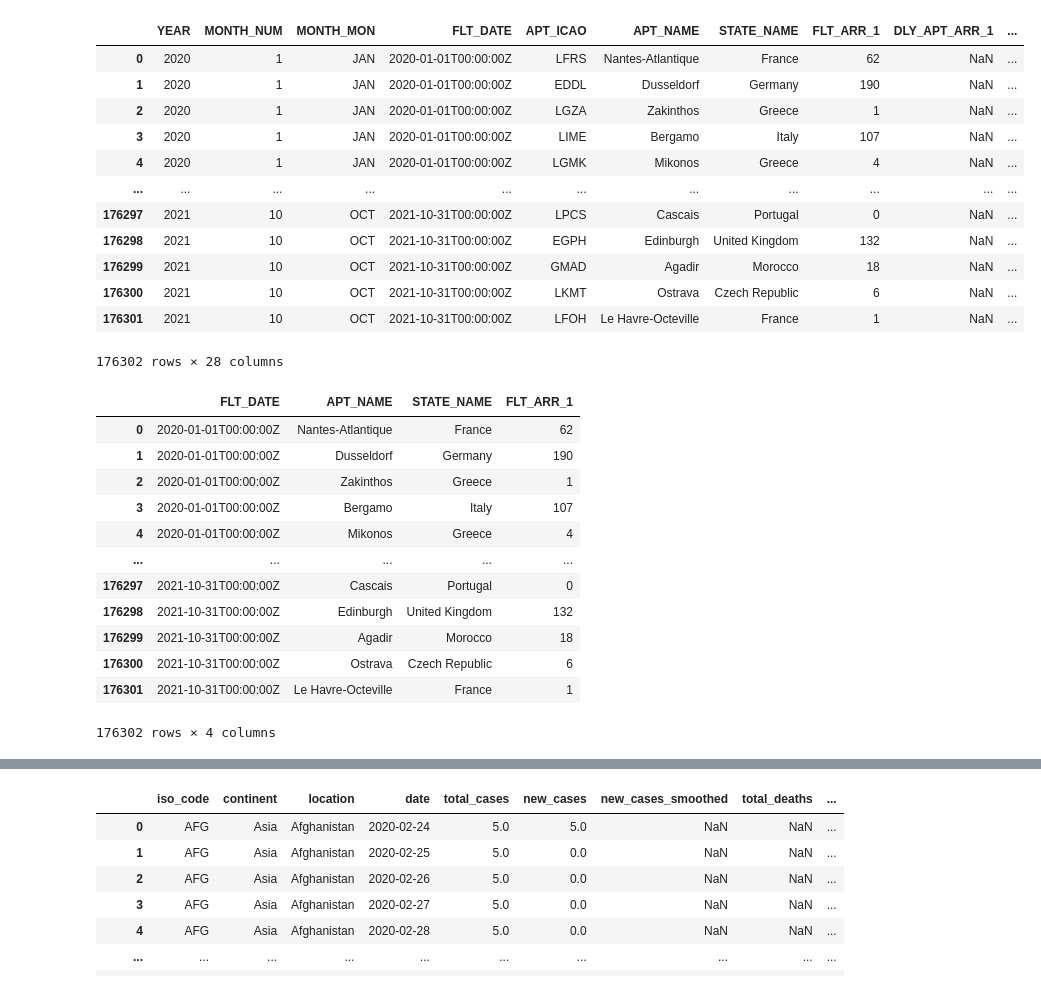
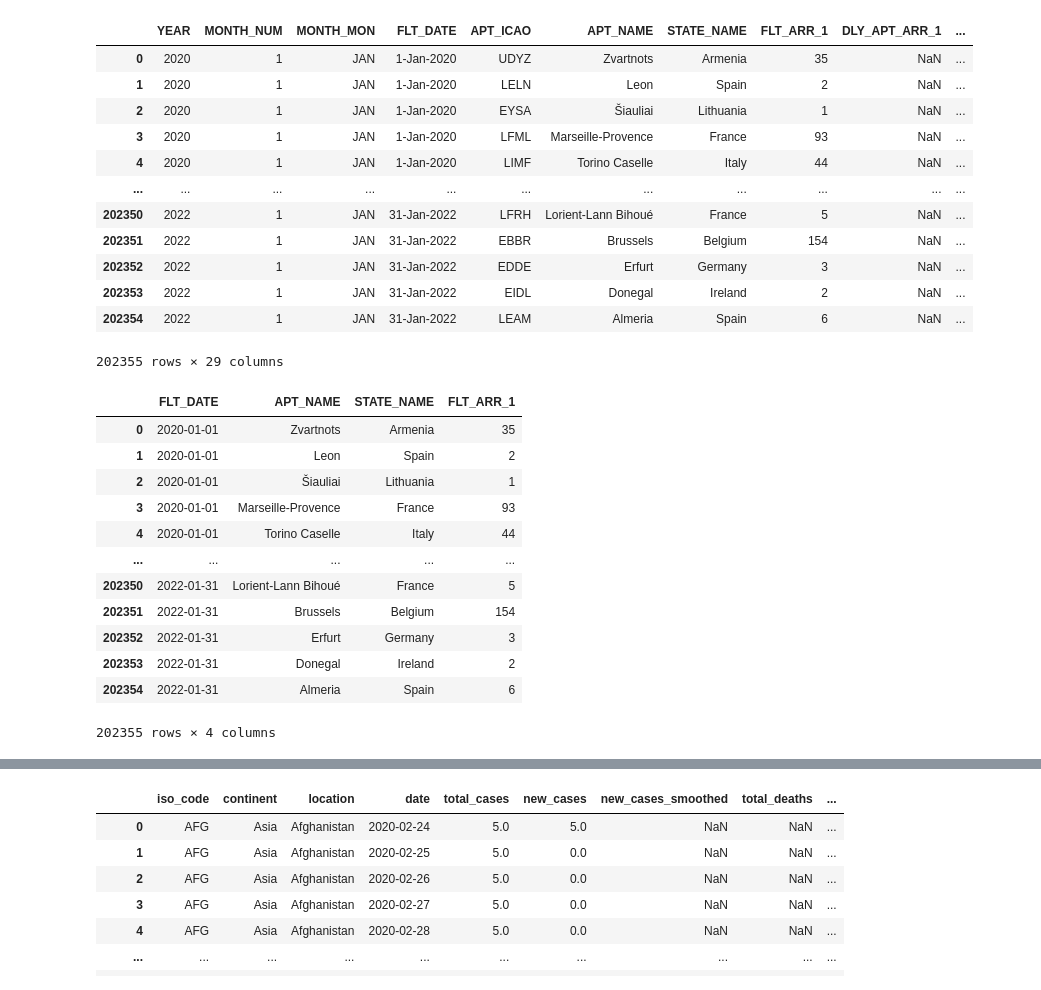
Before and after one commit to DimaYurchenko/covid-flight-prediction, a Jupyter notebook: final-prediction.ipynb, the cells around one changed output, grey strips where cells are left out. Drawn from its saved outputs; the diff is of its cells as text; code cells hidden in the pictures.

```diff
--- a/final-prediction.ipynb
+++ b/final-prediction.ipynb
@@ -6,44 +6,41 @@ warnings.simplefilter('ignore')
 
 researched_country = 'Poland'
 # %%
-arrivals2020 = pandas.read_csv('raw_data/raw_arrivals_data/arrivals_2020.csv')
-arrivals2021 = pandas.read_csv('raw_data/raw_arrivals_data/arrivals_2021.csv')
-
-arrivals_data = arrivals2020.append(arrivals2021, ignore_index=True)
+arrivals_data = pandas.read_csv('raw_data/raw_arrivals_data/arrivals_2020-2022.csv')
 
 arrivals_data
 # %% [output]
 |  | YEAR | MONTH_NUM | MONTH_MON | FLT_DATE | APT_ICAO | APT_NAME | STATE_NAME | FLT_ARR_1 | DLY_APT_ARR_1 | ... |
-| 0 | 2020 | 1 | JAN | 2020-01-01T00:00:00Z | LFRS | Nantes-Atlantique | France | 62 | NaN | ... |
-| 1 | 2020 | 1 | JAN | 2020-01-01T00:00:00Z | EDDL | Dusseldorf | Germany | 190 | NaN | ... |
-| 2 | 2020 | 1 | JAN | 2020-01-01T00:00:00Z | LGZA | Zakinthos | Greece | 1 | NaN | ... |
-| 3 | 2020 | 1 | JAN | 2020-01-01T00:00:00Z | LIME | Bergamo | Italy | 107 | NaN | ... |
-| 4 | 2020 | 1 | JAN | 2020-01-01T00:00:00Z | LGMK | Mikonos | Greece | 4 | NaN | ... |
+| 0 | 2020 | 1 | JAN | 1-Jan-2020 | UDYZ | Zvartnots | Armenia | 35 | NaN | ... |
+| 1 | 2020 | 1 | JAN | 1-Jan-2020 | LELN | Leon | Spain | 2 | NaN | ... |
+| 2 | 2020 | 1 | JAN | 1-Jan-2020 | EYSA | Šiauliai | Lithuania | 1 | NaN | ... |
+| 3 | 2020 | 1 | JAN | 1-Jan-2020 | LFML | Marseille-Provence | France | 93 | NaN | ... |
+| 4 | 2020 | 1 | JAN | 1-Jan-2020 | LIMF | Torino Caselle | Italy | 44 | NaN | ... |
 | ... | ... | ... | ... | ... | ... | ... | ... | ... | ... | ... |
-| 176297 | 2021 | 10 | OCT | 2021-10-31T00:00:00Z | LPCS | Cascais | Portugal | 0 | NaN | ... |
-| 176298 | 2021 | 10 | OCT | 2021-10-31T00:00:00Z | EGPH | Edinburgh | United Kingdom | 132 | NaN | ... |
-| 176299 | 2021 | 10 | OCT | 2021-10-31T00:00:00Z | GMAD | Agadir | Morocco | 18 | NaN | ... |
-| 176300 | 2021 | 10 | OCT | 2021-10-31T00:00:00Z | LKMT | Ostrava | Czech Republic | 6 | NaN | ... |
-| 176301 | 2021 | 10 | OCT | 2021-10-31T00:00:00Z | LFOH | Le Havre-Octeville | France | 1 | NaN | ... |
+| 202350 | 2022 | 1 | JAN | 31-Jan-2022 | LFRH | Lorient-Lann Bihoué | France | 5 | NaN | ... |
+| 202351 | 2022 | 1 | JAN | 31-Jan-2022 | EBBR | Brussels | Belgium | 154 | NaN | ... |
+| 202352 | 2022 | 1 | JAN | 31-Jan-2022 | EDDE | Erfurt | Germany | 3 | NaN | ... |
+| 202353 | 2022 | 1 | JAN | 31-Jan-2022 | EIDL | Donegal | Ireland | 2 | NaN | ... |
+| 202354 | 2022 | 1 | JAN | 31-Jan-2022 | LEAM | Almeria | Spain | 6 | NaN | ... |
-176302 rows × 28 columns
+202355 rows × 29 columns
 # %%
 arrivals_data = arrivals_data.filter(["FLT_DATE", "APT_NAME", "STATE_NAME", "FLT_ARR_1"])
-
+arrivals_data['FLT_DATE'] = pandas.to_datetime(arrivals_data['FLT_DATE'])
 arrivals_data
 # %% [output]
 |  | FLT_DATE | APT_NAME | STATE_NAME | FLT_ARR_1 |
-| 0 | 2020-01-01T00:00:00Z | Nantes-Atlantique | France | 62 |
-| 1 | 2020-01-01T00:00:00Z | Dusseldorf | Germany | 190 |
-| 2 | 2020-01-01T00:00:00Z | Zakinthos | Greece | 1 |
-| 3 | 2020-01-01T00:00:00Z | Bergamo | Italy | 107 |
-| 4 | 2020-01-01T00:00:00Z | Mikonos | Greece | 4 |
+| 0 | 2020-01-01 | Zvartnots | Armenia | 35 |
+| 1 | 2020-01-01 | Leon | Spain | 2 |
+| 2 | 2020-01-01 | Šiauliai | Lithuania | 1 |
+| 3 | 2020-01-01 | Marseille-Provence | France | 93 |
+| 4 | 2020-01-01 | Torino Caselle | Italy | 44 |
 | ... | ... | ... | ... | ... |
-| 176297 | 2021-10-31T00:00:00Z | Cascais | Portugal | 0 |
-| 176298 | 2021-10-31T00:00:00Z | Edinburgh | United Kingdom | 132 |
-| 176299 | 2021-10-31T00:00:00Z | Agadir | Morocco | 18 |
-| 176300 | 2021-10-31T00:00:00Z | Ostrava | Czech Republic | 6 |
-| 176301 | 2021-10-31T00:00:00Z | Le Havre-Octeville | France | 1 |
+| 202350 | 2022-01-31 | Lorient-Lann Bihoué | France | 5 |
+| 202351 | 2022-01-31 | Brussels | Belgium | 154 |
+| 202352 | 2022-01-31 | Erfurt | Germany | 3 |
+| 202353 | 2022-01-31 | Donegal | Ireland | 2 |
+| 202354 | 2022-01-31 | Almeria | Spain | 6 |
-176302 rows × 4 columns
+202355 rows × 4 columns
 # %%
 arrivals_data = arrivals_data.drop(arrivals_data[arrivals_data['STATE_NAME'] != researched_country].index)
 
```
Also changed, not shown: parts of 9 cells of this notebook.
